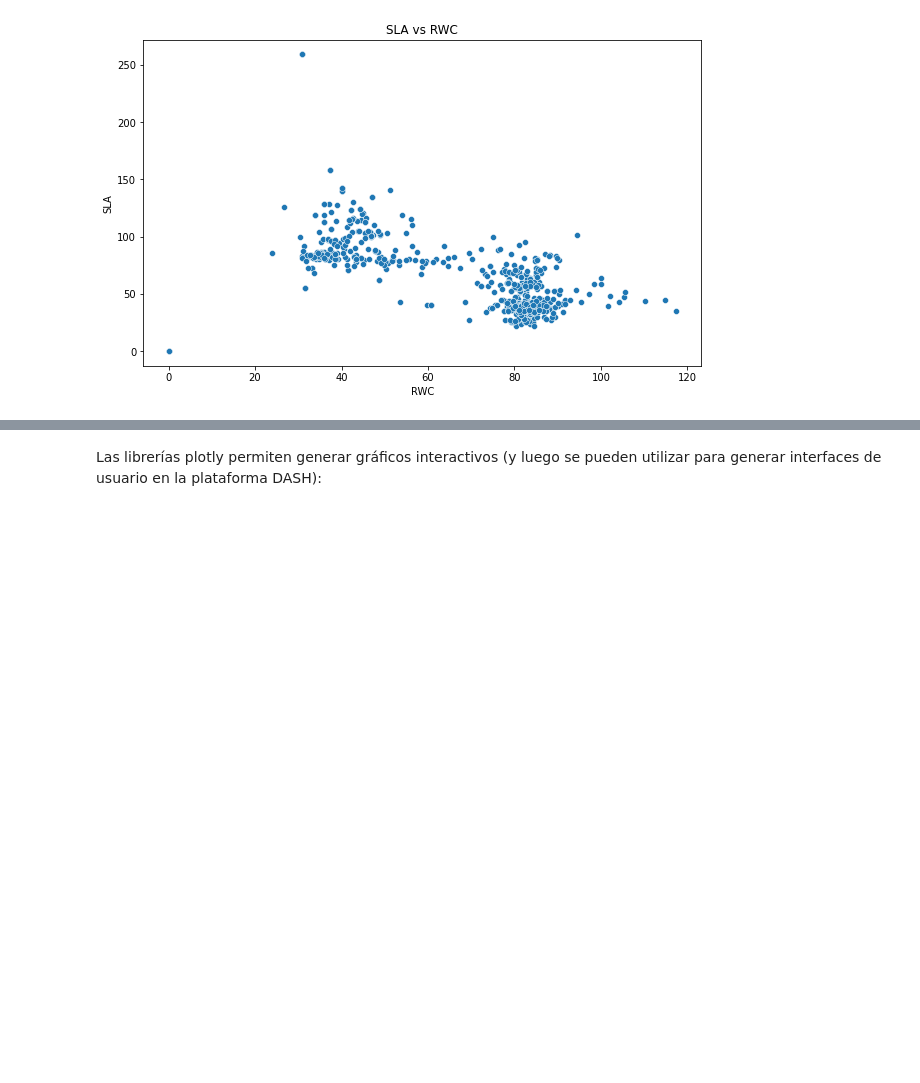
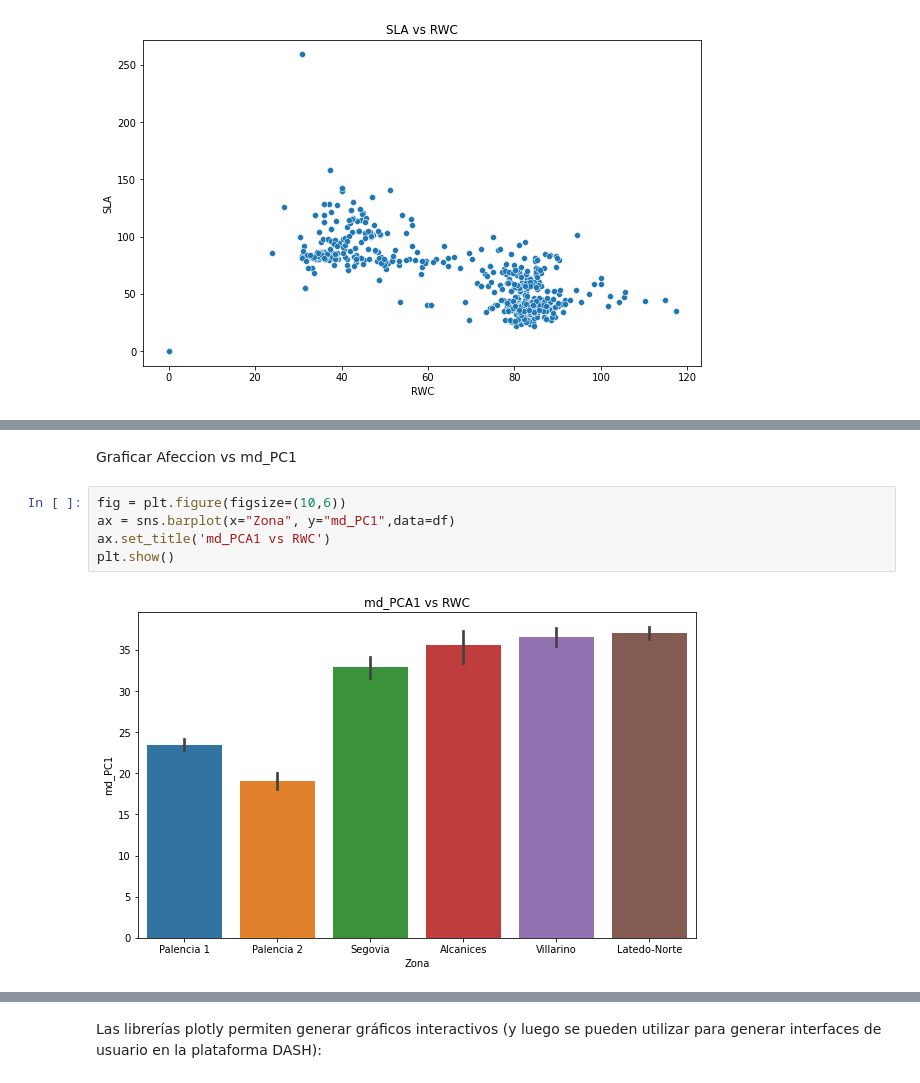
Before and after one commit to raulbenitez/ZUMAIN_course, a Jupyter notebook: analisis_datos_multivariados.ipynb, the cells around one changed output, grey strips where cells are left out. Saved outputs shown, nothing was run; the diff lists cells and outputs as text; blank space fills up the shorter version.

```diff
--- a/analisis_datos_multivariados.ipynb
+++ b/analisis_datos_multivariados.ipynb
@@ -112,0 +192,9 @@ plt.show()
+# %% [markdown]
+Graficar Afeccion vs md_PC1
+# %%
+fig = plt.figure(figsize=(10,6))
+ax = sns.barplot(x="Zona", y="md_PC1",data=df)
+ax.set_title('md_PCA1 vs RWC')
+plt.show()
+# %% [output]
+[figure, added]
```
Also changed, not shown: parts of 18 cells of this notebook.
